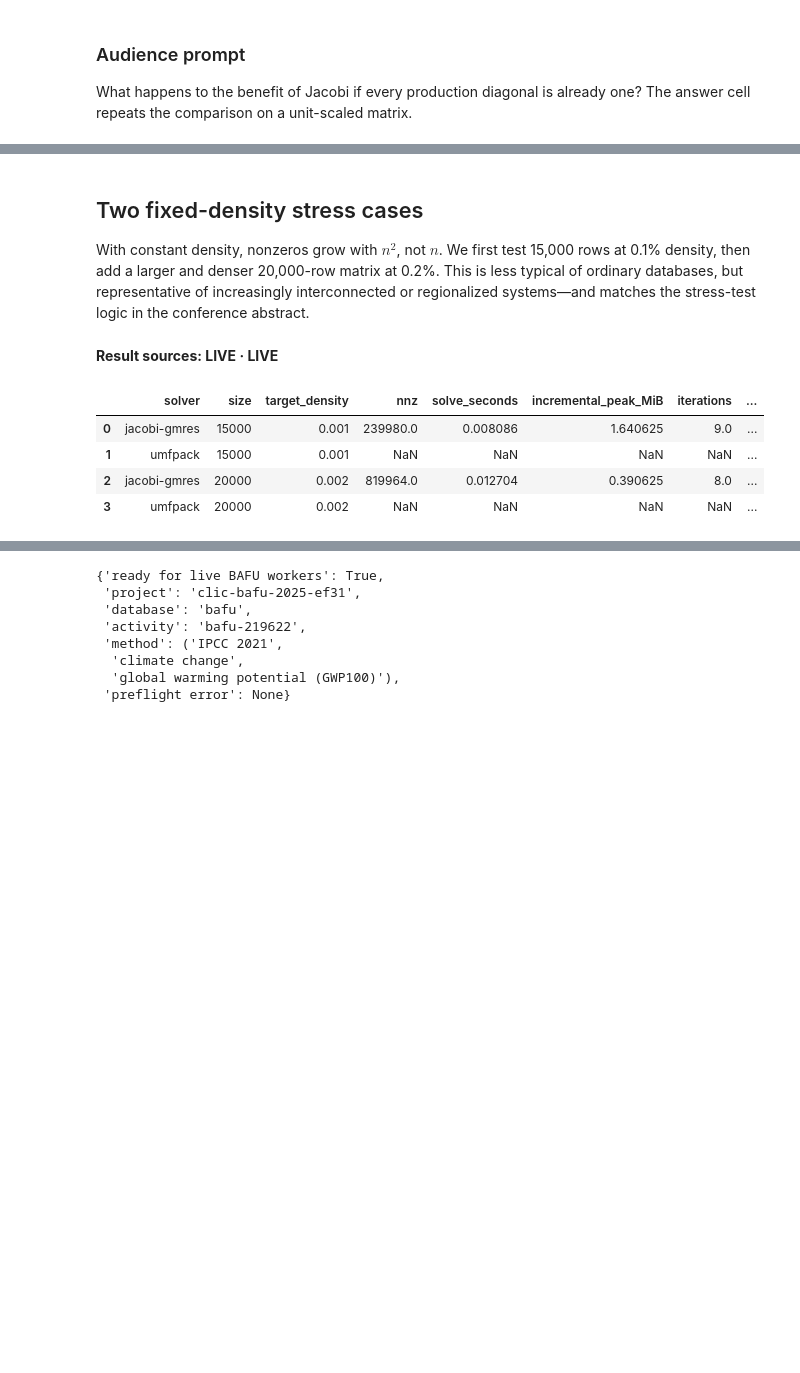
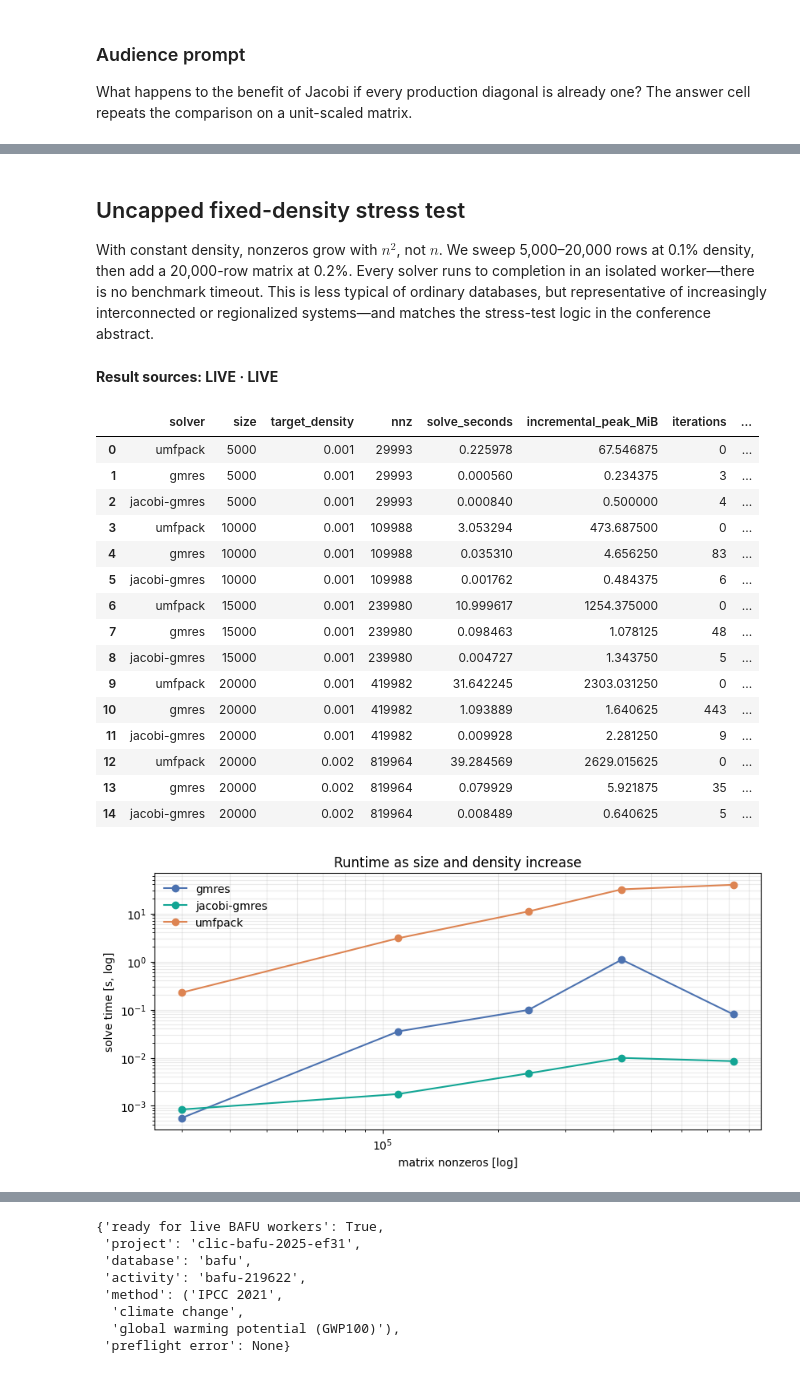
Before and after one commit to romainsacchi/jacobi, a Jupyter notebook: output/jupyter-notebook/brightcon-2026-jacobi-gmres.ipynb, the cells around one changed output, grey strips where cells are left out. Drawn from its saved outputs; the diff is of its cells as text; code cells hidden in the pictures; blank space fills up the shorter version.

```diff
--- a/output/jupyter-notebook/brightcon-2026-jacobi-gmres.ipynb
+++ b/output/jupyter-notebook/brightcon-2026-jacobi-gmres.ipynb
@@ -51,7 +51,7 @@ DATABASE = "bafu"
 ACTIVITY_CODE = "bafu-219622"
 METHOD = ("IPCC 2021", "climate change", "global warming potential (GWP100)")
 SEED = 2026
-RTOL = 1e-8
+RTOL = 1e-4
 
 {
     "live workers": LIVE,
@@ -181,5 +181,5 @@ Main series: approximately eight inputs per activity. Dense solving stops at 2,5
 # %%
-def run_checked(command: list[str], timeout: float) -> subprocess.CompletedProcess[str]:
+def run_checked(command: list[str], timeout: float | None = None) -> subprocess.CompletedProcess[str]:
     return subprocess.run(
         command,
         cwd=ROOT,
@@ -200,11 +200,10 @@ def live_or_stored_synthetic():
             "--python", sys.executable,
             "--output", str(live_path),
             "--sizes", "500", "1000", "2500", "5000", "10000",
-            "--run-timeout", "8",
-            "--total-budget", "45",
+            "--rtol", str(RTOL),
         ]
         try:
-            run_checked(command, timeout=55)
+            run_checked(command)
             return json.loads(live_path.read_text()), "LIVE"
         except Exception as error:
             return json.loads(fallback.read_text()), f"STORED FALLBACK ({type(error).__name__})"
@@ -271,50 +270,74 @@ plt.show()
 # %% [markdown]
-## Two fixed-density stress cases
+## Uncapped fixed-density stress test
 
-With constant density, nonzeros grow with $n^2$, not $n$. We first test 15,000 rows at 0.1% density, then add a larger and denser 20,000-row matrix at 0.2%. This is less typical of ordinary databases, but representative of increasingly interconnected or regionalized systems—and matches the stress-test logic in the conference abstract.
+With constant density, nonzeros grow with $n^2$, not $n$. We sweep 5,000–20,000 rows at 0.1% density, then add a 20,000-row matrix at 0.2%. Every solver runs to completion in an isolated worker—there is no benchmark timeout. This is less typical of ordinary databases, but representative of increasingly interconnected or regionalized systems—and matches the stress-test logic in the conference abstract.
 # %%
-def live_or_stored_density(size: int, density: float, live_name: str, fallback_name: str):
+def live_or_stored_density(sizes: list[int], density: float, live_name: str, fallback_name: str):
     live_path = ROOT / "results" / live_name
     fallback = ROOT / "results" / fallback_name
     if LIVE:
         command = [
             sys.executable,
             "dev/run_synthetic_suite.py",
             "--python", sys.executable,
             "--output", str(live_path),
-            "--sizes", str(size),
-            "--solvers", "jacobi-gmres", "umfpack",
+            "--sizes", *(str(size) for size in sizes),
+            "--solvers", "umfpack", "gmres", "jacobi-gmres",
             "--topology", "fixed-density",
             "--density", str(density),
-            "--run-timeout", "8",
-            "--total-budget", "12",
+            "--rtol", str(RTOL),
         ]
         try:
-            run_checked(command, timeout=18)
+            run_checked(command)
             return json.loads(live_path.read_text()), "LIVE"
         except Exception as error:
             return json.loads(fallback.read_text()), f"STORED FALLBACK ({type(error).__name__})"
     return json.loads(fallback.read_text()), "STORED RESULTS"
 
 
 density_cases = [
-    live_or_stored_density(15000, 0.001, "live_density.json", "synthetic_density_calibration.json"),
-    live_or_stored_density(20000, 0.002, "live_dense_large.json", "synthetic_dense_large_calibration.json"),
+    live_or_stored_density([5000, 10000, 15000, 20000], 0.001, "live_density.json", "synthetic_density_calibration.json"),
+    live_or_stored_density([20000], 0.002, "live_dense_large.json", "synthetic_dense_large_calibration.json"),
 ]
 display(Markdown("**Result sources: " + " · ".join(source for _, source in density_cases) + "**"))
 density_results = pd.concat(
     [pd.json_normalize(payload["results"]) for payload, _ in density_cases],
     ignore_index=True,
 )
 density_results["incremental_peak_MiB"] = density_results["incremental_peak_rss_bytes"] / 2**20
-density_results[["solver", "size", "target_density", "nnz", "solve_seconds", "incremental_peak_MiB", "iterations", "relative_residual", "timed_out"]]
+display(density_results[["solver", "size", "target_density", "nnz", "solve_seconds", "incremental_peak_MiB", "iterations", "relative_residual"]])
+
+fig, axis = plt.subplots(figsize=(8.5, 4.2))
+for solver, subset in density_results.sort_values("nnz").groupby("solver"):
+    axis.plot(subset["nnz"], subset["solve_seconds"], "o-", label=solver, color=colors[solver])
+axis.set_xscale("log")
+axis.set_yscale("log")
+axis.set_xlabel("matrix nonzeros [log]")
+axis.set_ylabel("solve time [s, log]")
+axis.set_title("Runtime as size and density increase")
+axis.grid(alpha=0.25, which="both")
+axis.legend(frameon=False)
+fig.tight_layout()
+plt.show()
 # %% [output]
 **Result sources: LIVE · LIVE**
 |  | solver | size | target_density | nnz | solve_seconds | incremental_peak_MiB | iterations | ... |
-| 0 | jacobi-gmres | 15000 | 0.001 | 239980.0 | 0.008086 | 1.640625 | 9.0 | ... |
-| 1 | umfpack | 15000 | 0.001 | NaN | NaN | NaN | NaN | ... |
-| 2 | jacobi-gmres | 20000 | 0.002 | 819964.0 | 0.012704 | 0.390625 | 8.0 | ... |
-| 3 | umfpack | 20000 | 0.002 | NaN | NaN | NaN | NaN | ... |
+| 0 | umfpack | 5000 | 0.001 | 29993 | 0.225978 | 67.546875 | 0 | ... |
+| 1 | gmres | 5000 | 0.001 | 29993 | 0.000560 | 0.234375 | 3 | ... |
+| 2 | jacobi-gmres | 5000 | 0.001 | 29993 | 0.000840 | 0.500000 | 4 | ... |
+| 3 | umfpack | 10000 | 0.001 | 109988 | 3.053294 | 473.687500 | 0 | ... |
+| 4 | gmres | 10000 | 0.001 | 109988 | 0.035310 | 4.656250 | 83 | ... |
+| 5 | jacobi-gmres | 10000 | 0.001 | 109988 | 0.001762 | 0.484375 | 6 | ... |
+| 6 | umfpack | 15000 | 0.001 | 239980 | 10.999617 | 1254.375000 | 0 | ... |
+| 7 | gmres | 15000 | 0.001 | 239980 | 0.098463 | 1.078125 | 48 | ... |
+| 8 | jacobi-gmres | 15000 | 0.001 | 239980 | 0.004727 | 1.343750 | 5 | ... |
+| 9 | umfpack | 20000 | 0.001 | 419982 | 31.642245 | 2303.031250 | 0 | ... |
+| 10 | gmres | 20000 | 0.001 | 419982 | 1.093889 | 1.640625 | 443 | ... |
+| 11 | jacobi-gmres | 20000 | 0.001 | 419982 | 0.009928 | 2.281250 | 9 | ... |
+| 12 | umfpack | 20000 | 0.002 | 819964 | 39.284569 | 2629.015625 | 0 | ... |
+| 13 | gmres | 20000 | 0.002 | 819964 | 0.079929 | 5.921875 | 35 | ... |
+| 14 | jacobi-gmres | 20000 | 0.002 | 819964 | 0.008489 | 0.640625 | 5 | ... |
+[figure, added]
 # %% [markdown]
 # 3 · The same switch inside Brightway
 
```
Also changed, not shown: parts of 12 cells of this notebook, 13 other files.
